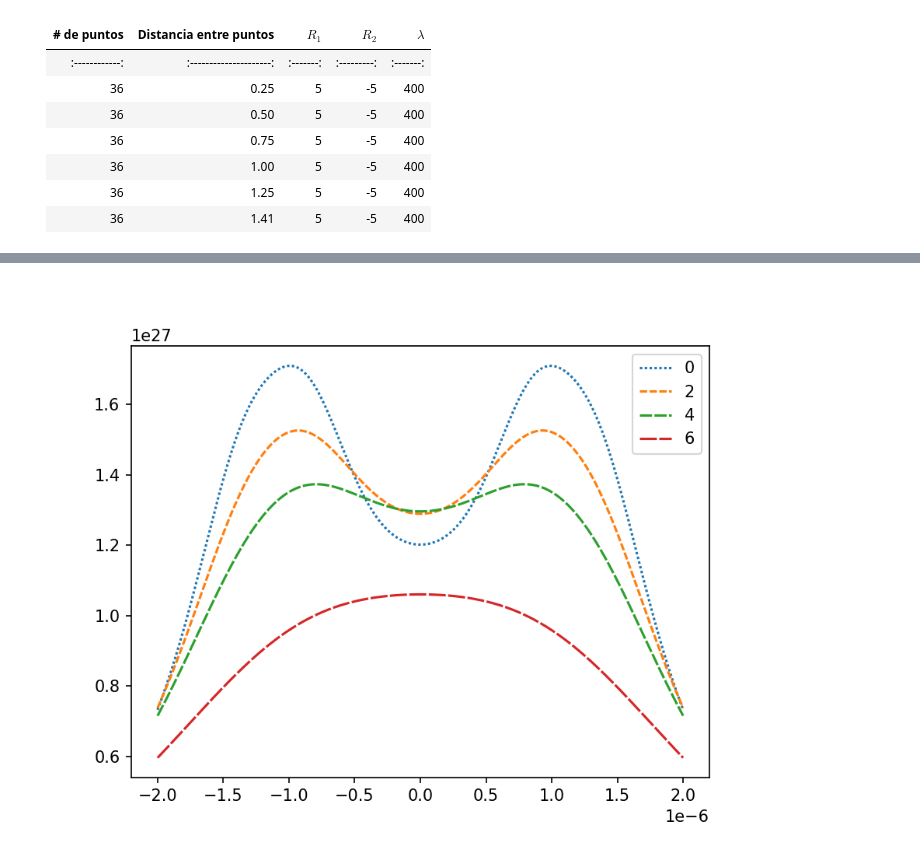
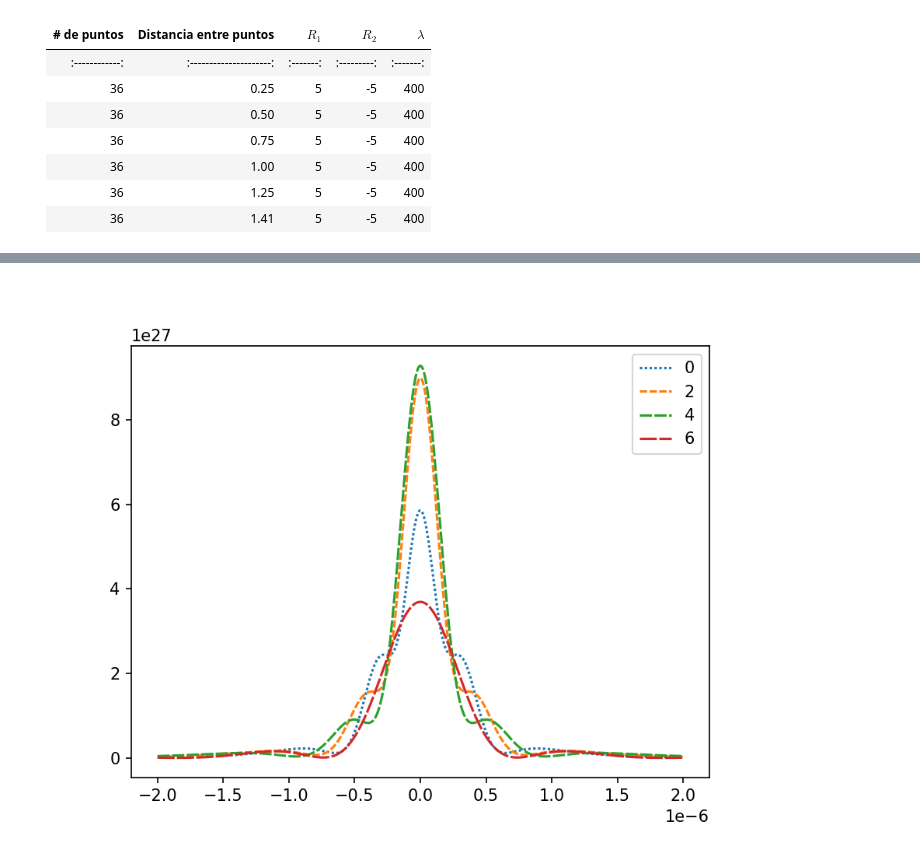
Before and after one commit to rcasalins/thesis_bachelor, a Jupyter notebook: Codigo/Tabla_36puntos.ipynb, the cells around one changed output, grey strips where cells are left out. Drawn from its saved outputs; the diff is of its cells as text; code cells hidden in the pictures.

```diff
--- a/Codigo/Tabla_36puntos.ipynb
+++ b/Codigo/Tabla_36puntos.ipynb
@@ -117,8 +117,8 @@ def GeometricPotencial_3D_00_reducido(xa, xi_a, xi_d, ya, eta_a, eta_d, za, wa,
     s_2 = np.sqrt(((xa-xi_n) **2) + ((ya-eta_n) ** 2) + ((za) ** 2))
 
     #kernel
-    #kernel_0 = 2*((k**2)*pic) * ((za+s_1)/(s_1 ** 2)) * ((za+s_2)/(s_2 ** 2)) * np.exp(1j*k*s_1-1j*k*s_2) * phase
-    kernel_0 = 2*((k**2)*pic) * ((za+s_1)/(s_1 ** 2)) * ((za+s_2)/(s_2 ** 2)) * phase
+    kernel_0 = 2*((k**2)*pic) * ((za+s_1)/(s_1 ** 2)) * ((za+s_2)/(s_2 ** 2)) * np.exp(1j*k*s_1-1j*k*s_2) * phase
+    #kernel_0 = 2*((k**2)*pic) * ((za+s_1)/(s_1 ** 2)) * ((za+s_2)/(s_2 ** 2)) * phase
 
     kernel = np.real(kernel_0)
     #print(phase)
@@ -165,8 +165,8 @@ def GeometricPotencial_3D_reducido(xa, ya, za, p, wa,c,R1,R2):
 | 36           | 1.41                  | 5       | -5        |400      |
 # %%
 w      = 400 * (10 ** -9)
-r1     = 5*w
-r2     = -5*w
+r1     = 150*w
+r2     = -150*w
 a      = .1 * w
 points = np.array([[-1/2,-1/2],[-1/2,1/2],[1/2,1/2],[1/2,-1/2],[1/2,(3/2)],[1/2,-(3/2)],[-1/2,(3/2)],[-1/2,-(3/2)],[(3/2),1/2],[(3/2),-1/2],[(3/2),(3/2)],[(3/2),-(3/2)],[-(3/2),1/2],[-(3/2),-1/2],[-(3/2),(3/2)],[-(3/2),-(3/2)],[(5/2),(3/2)],[(5/2),-(3/2)],[(5/2),1/2],[(5/2),-1/2],[-(5/2),(3/2)],[-(5/2),-(3/2)],[-(5/2),1/2],[-(5/2),-1/2],[5/2,5/2],[-5/2,5/2],[-3/2,5/2],[-1/2,5/2],[3/2,5/2],[1/2,5/2],[5/2,-5/2],[-5/2,-5/2],[-3/2,-5/2],[-1/2,-5/2],[3/2,-5/2],[1/2,-5/2]])*a
 paraxial_aprox = (((1/r1) - (1/r2))) ** -1
@@ -302,31 +302,31 @@ Wall time: 8.13 s
 # %%
 %%time
 square = np.linspace(-5*w, 5*w, 500)
 dz = (10 ** -6)
 #dz = 7000*w
 phase = 1
 xx = square
-zz = np.array(list(GeometricPotencial_3D_reducido(xx,0,dz*0.5,points*14.1,w,1,r1,r2)), dtype=float)
-z1 = np.array(list(GeometricPotencial_3D_reducido(xx,0,dz*0.6,points*14.1,w,1,r1,r2)), dtype=float)
-z2 = np.array(list(GeometricPotencial_3D_reducido(xx,0,dz*0.7,points*14.1,w,1,r1,r2)), dtype=float)
-z3 = np.array(list(GeometricPotencial_3D_reducido(xx,0,dz*0.8,points*14.1,w,1,r1,r2)), dtype=float)
-z4 = np.array(list(GeometricPotencial_3D_reducido(xx,0,dz*0.9,points*14.1,w,1,r1,r2)), dtype=float)
-z5 = np.array(list(GeometricPotencial_3D_reducido(xx,0,dz*1.0,points*14.1,w,1,r1,r2)), dtype=float)
-z6 = np.array(list(GeometricPotencial_3D_reducido(xx,0,dz*1.5,points*14.1,w,1,r1,r2)), dtype=float)
-z7 = np.array(list(GeometricPotencial_3D_reducido(xx,0,dz*1.5,points*14.1,w,1,r1,r2)), dtype=float)
+zz = np.array(list(GeometricPotencial_3D_reducido(xx,0,dz*0.5,points*5,w,1,r1,r2)), dtype=float)
+z1 = np.array(list(GeometricPotencial_3D_reducido(xx,0,dz*0.6,points*5,w,1,r1,r2)), dtype=float)
+z2 = np.array(list(GeometricPotencial_3D_reducido(xx,0,dz*0.7,points*5,w,1,r1,r2)), dtype=float)
+z3 = np.array(list(GeometricPotencial_3D_reducido(xx,0,dz*0.8,points*5,w,1,r1,r2)), dtype=float)
+z4 = np.array(list(GeometricPotencial_3D_reducido(xx,0,dz*0.9,points*5,w,1,r1,r2)), dtype=float)
+z5 = np.array(list(GeometricPotencial_3D_reducido(xx,0,dz*1.0,points*5,w,1,r1,r2)), dtype=float)
+z6 = np.array(list(GeometricPotencial_3D_reducido(xx,0,dz*2,points*5,w,1,r1,r2)), dtype=float)
+z7 = np.array(list(GeometricPotencial_3D_reducido(xx,0,dz*1.5,points*5,w,1,r1,r2)), dtype=float)
 
 fig, (ax) = plt.subplots(dpi=150)
 ax.plot(xx, zz,label="0", dashes = (1,1))
 #ax.plot(xx, z1,label="1")
 ax.plot(xx, z2,label="2", dashes = (3,1))
 #ax.plot(xx, z3,label="3")
 ax.plot(xx, z4,label="4", dashes = (5,1))
 #ax.plot(xx, z5,label="5")
 ax.plot(xx, z6,label="6", dashes = (7,1))
 #ax.plot(xx, z7,label="7")
 
 ax.legend()
 
 plt.show()
 # %% [output]
-[figure, old version]
+[figure, new version]
```
Also changed, not shown: parts of 8 cells of this notebook, 16 other files.
